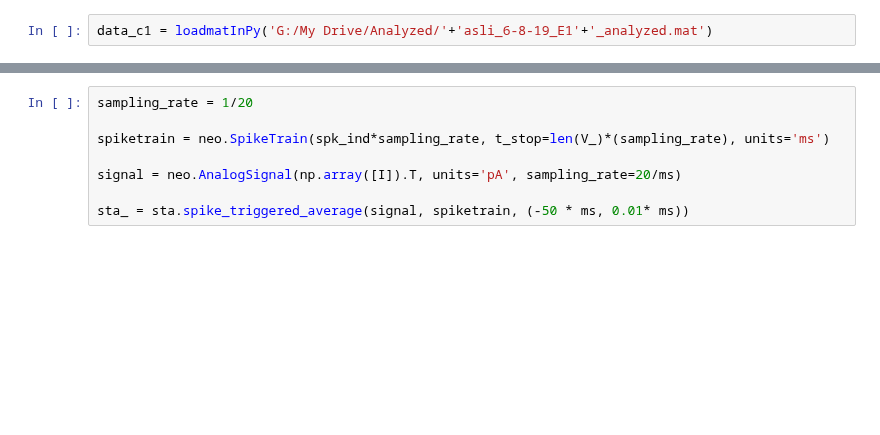
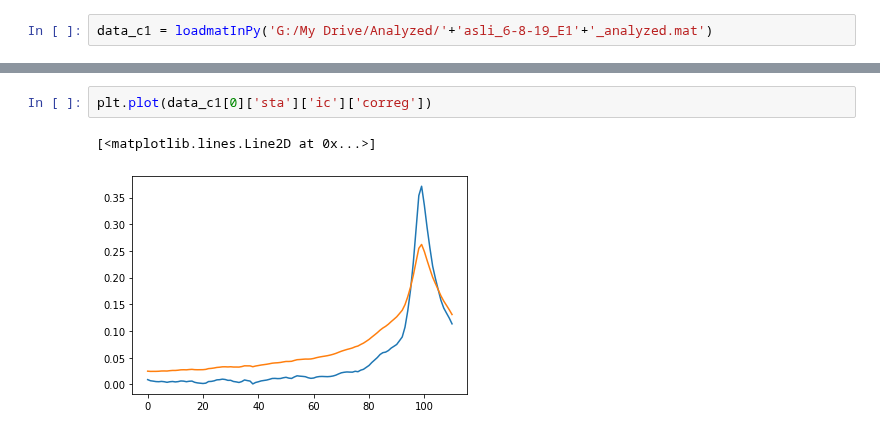
Before and after one commit to Nishant-codex/single_cell_analysis, a Jupyter notebook: notebooks/STA.ipynb, the cells around one changed output, grey strips where cells are left out. Saved outputs shown, nothing was run; the diff lists cells and outputs as text; blank space fills up the shorter version.

```diff
--- a/notebooks/STA.ipynb
+++ b/notebooks/STA.ipynb
@@ -133,8 +36,5 @@ UnitQuantity('volt', 1.0 * J/C, 'V')
-# %%
-sampling_rate = 1/20
-
-spiketrain = neo.SpikeTrain(spk_ind*sampling_rate, t_stop=len(V_)*(sampling_rate), units='ms')
-
-signal = neo.AnalogSignal(np.array([I]).T, units='pA', sampling_rate=20/ms)
-
-sta_ = sta.spike_triggered_average(signal, spiketrain, (-50 * ms, 0.01* ms))
+# %%
+plt.plot(data_c1[0]['sta']['ic']['correg'])
+# %% [output]
+[<matplotlib.lines.Line2D at 0x...>]
+[figure, added]
```
Also changed, not shown: parts of 19 cells of this notebook, 5 other files.
